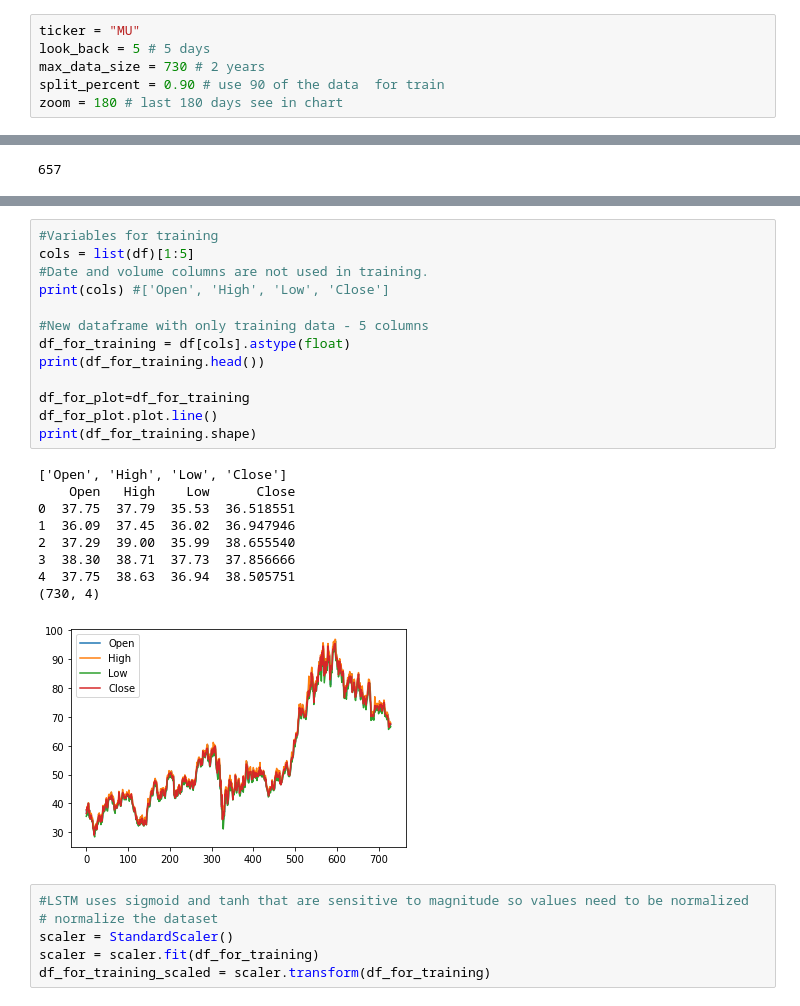
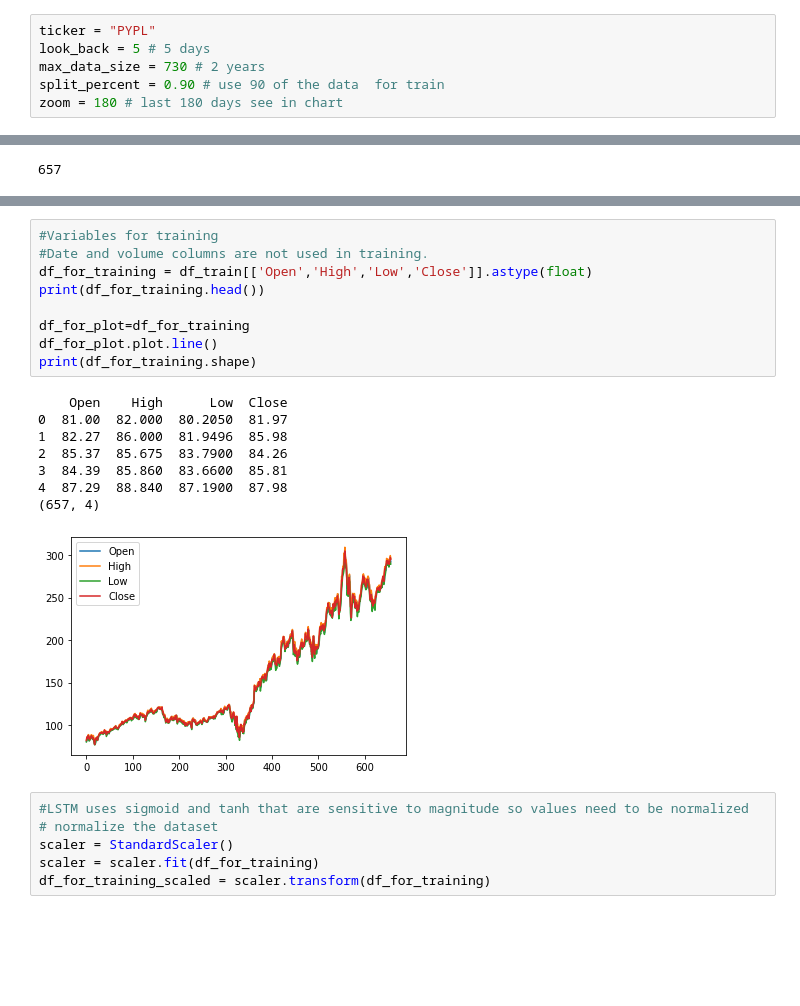
Before and after one commit to graphtrek/stockforecast, a Jupyter notebook: graphtrek_5.ipynb, the cells around one changed output, grey strips where cells are left out. Saved outputs shown, nothing was run; the diff lists cells and outputs as text; blank space fills up the shorter version.

```diff
--- a/graphtrek_5.ipynb
+++ b/graphtrek_5.ipynb
@@ -14,7 +14,7 @@ import seaborn as sns
 import plotly.graph_objects as go
 import plotly.express as px
 # %%
-ticker = "MU"
+ticker = "PYPL"
 look_back = 5 # 5 days
 max_data_size = 730 # 2 years
 split_percent = 0.90 # use 90 of the data  for train
@@ -134,27 +134,22 @@ fig1.show()
 [interactive output not drawn]
 # %%
 #Variables for training
-cols = list(df)[1:5]
 #Date and volume columns are not used in training.
-print(cols) #['Open', 'High', 'Low', 'Close']
-
-#New dataframe with only training data - 5 columns
-df_for_training = df[cols].astype(float)
+df_for_training = df_train[['Open','High','Low','Close']].astype(float)
 print(df_for_training.head())
 
 df_for_plot=df_for_training
 df_for_plot.plot.line()
 print(df_for_training.shape)
 # %% [output]
-['Open', 'High', 'Low', 'Close']
-    Open   High    Low      Close
-0  37.75  37.79  35.53  36.518551
-1  36.09  37.45  36.02  36.947946
-2  37.29  39.00  35.99  38.655540
-3  38.30  38.71  37.73  37.856666
-4  37.75  38.63  36.94  38.505751
-(730, 4)
+    Open    High      Low  Close
+0  81.00  82.000  80.2050  81.97
+1  82.27  86.000  81.9496  85.98
+2  85.37  85.675  83.7900  84.26
+3  84.39  85.860  83.6600  85.81
+4  87.29  88.840  87.1900  87.98
+(657, 4)
-[figure, old version]
+[figure, new version]
 # %%
 #LSTM uses sigmoid and tanh that are sensitive to magnitude so values need to be normalized
 # normalize the dataset
```
Also changed, not shown: parts of 7 cells of this notebook.
